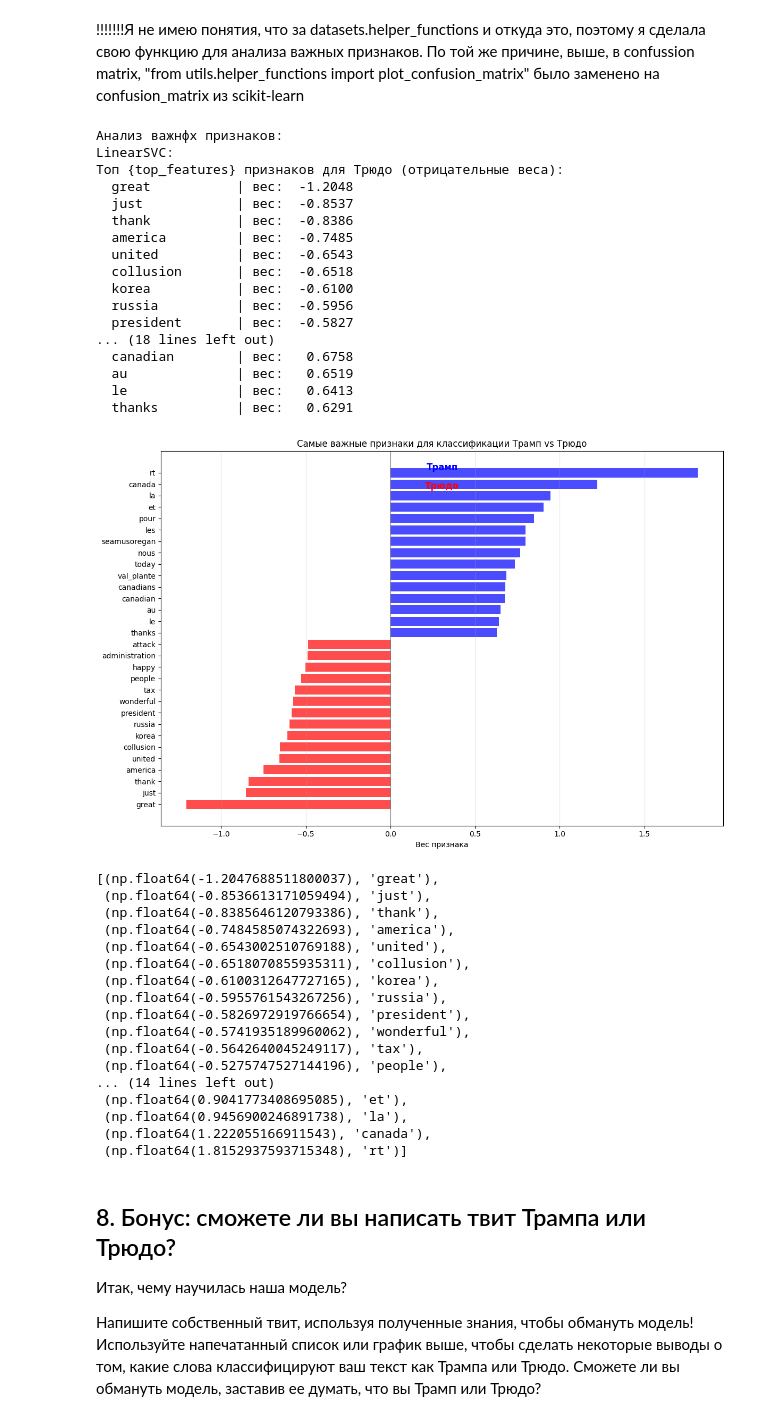
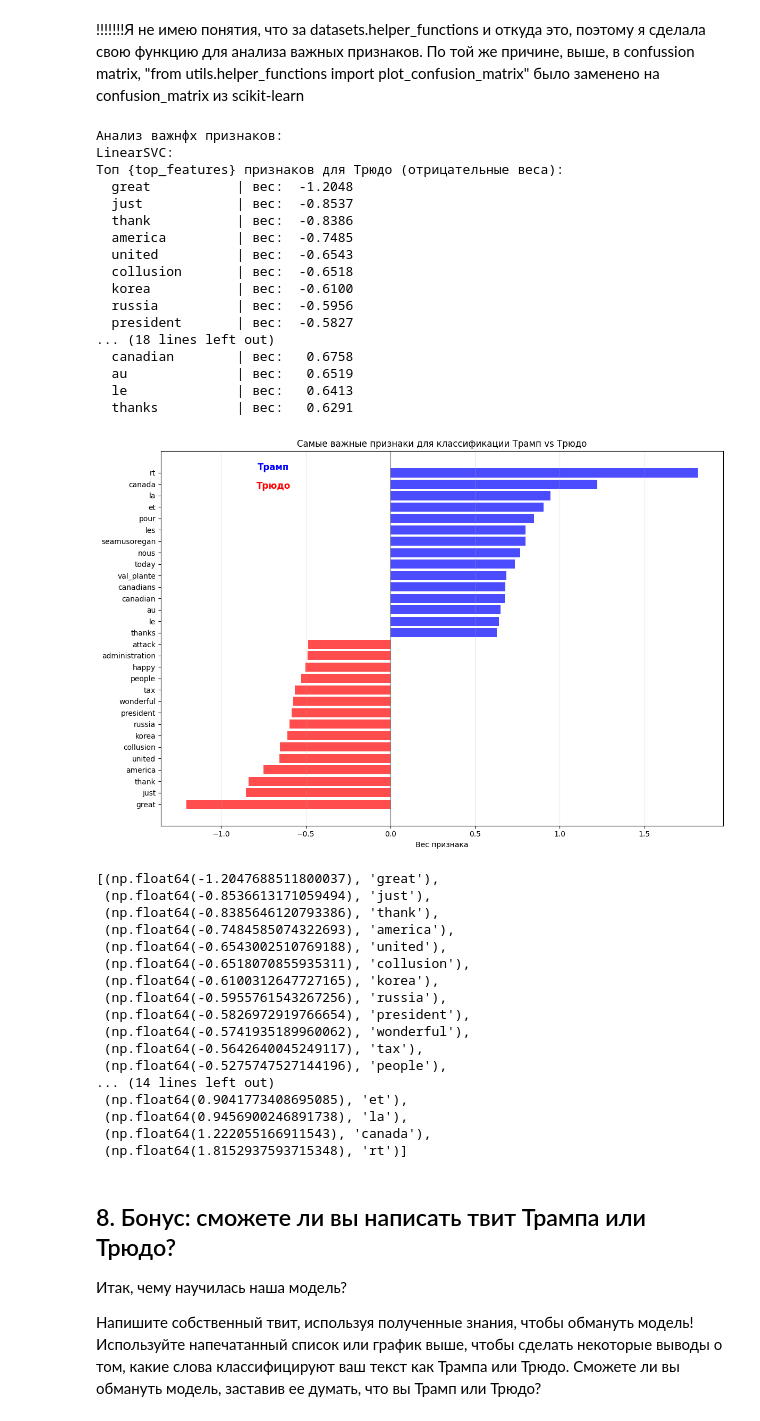
Before and after one commit to AnastasiyaMartynova/nlp_labs, a Jupyter notebook: lab3/5_trudo_trump_NOT_SOLVED.ipynb, the cells around one changed output. Saved outputs shown, nothing was run; the diff lists cells and outputs as text; code cells hidden in the pictures.

```diff
--- a/lab3/5_trudo_trump_NOT_SOLVED.ipynb
+++ b/lab3/5_trudo_trump_NOT_SOLVED.ipynb
@@ -314,41 +304,41 @@ def plot_top_features(classifier, vectorizer, top_features=20):
     plt.grid(axis='x', alpha=0.3)
 
     plt.axvline(x=0, color='black', linestyle='-', alpha=0.3)
-    plt.text(0.5, 0.95, 'Трамп', transform=plt.gca().transAxes, color='blue',
+    plt.text(0.2, 0.95, 'Трамп', transform=plt.gca().transAxes, color='blue',
              fontsize=12, fontweight='bold', ha='center')
-    plt.text(0.5, 0.90, 'Трюдо', transform=plt.gca().transAxes, color='red',
+    plt.text(0.2, 0.90, 'Трюдо', transform=plt.gca().transAxes, color='red',
              fontsize=12, fontweight='bold', ha='center')
 
     plt.tight_layout()
     plt.show()
 
     return top_features_combined
 
 print("Анализ важнфх признаков:")
 print("LinearSVC:")
 
 top_features = analyze_top_features(tfidf_svc, tfidf_vectorizer, top_features=15)
 
 plot_top_features(tfidf_svc, tfidf_vectorizer, top_features=15)
 # %% [output]
 Анализ важнфх признаков:
 LinearSVC:
 Топ {top_features} признаков для Трюдо (отрицательные веса):
   great           | вес:  -1.2048
   just            | вес:  -0.8537
   thank           | вес:  -0.8386
   america         | вес:  -0.7485
   united          | вес:  -0.6543
   collusion       | вес:  -0.6518
   korea           | вес:  -0.6100
   russia          | вес:  -0.5956
   president       | вес:  -0.5827
 ... (18 lines left out)
   canadian        | вес:   0.6758
   au              | вес:   0.6519
   le              | вес:   0.6413
   thanks          | вес:   0.6291
-[figure, old version]
+[figure, new version]
 [(np.float64(-1.2047688511800037), 'great'),
  (np.float64(-0.8536613171059494), 'just'),
  (np.float64(-0.8385646120793386), 'thank'),
```
Also changed, not shown: parts of 2 cells of this notebook.
